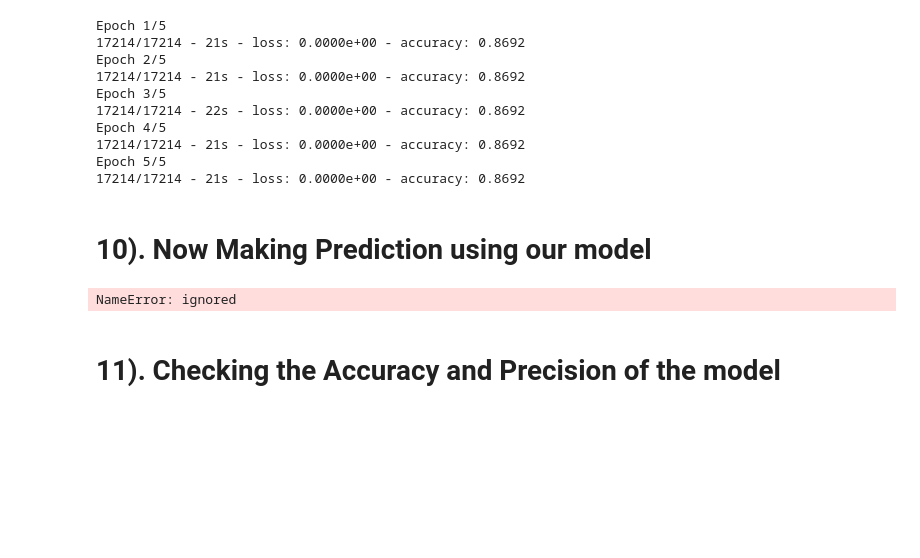
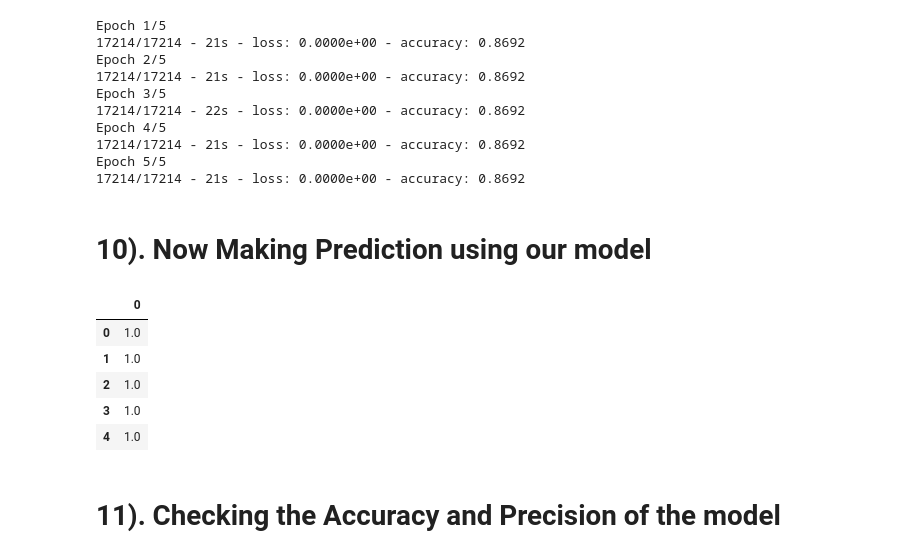
Before and after one commit to Rudresh99/Thermal-Sensation-Prediction, a Jupyter notebook: Thermal_Sensation_Prediction.ipynb, the cells around one changed output. Cells and saved outputs as stored; diff of their text form; code cells hidden in the pictures; blank space fills up the shorter version.

```diff
--- a/Thermal_Sensation_Prediction.ipynb
+++ b/Thermal_Sensation_Prediction.ipynb
@@ -483,15 +483,14 @@ Epoch 5/5
 # %%
 Prediction = model.predict(X_test)
 Prediction = pd.DataFrame(Prediction)
-final = std(Prediction)
-# if Prediction=1:
-#   print("Thermal Sensation is Accepted")
-# else:
-#   print("Thermal")
-
-final
+Prediction.head()
 # %% [output]
-NameError: ignored
+|  | 0 |
+| 0 | 1.0 |
+| 1 | 1.0 |
+| 2 | 1.0 |
+| 3 | 1.0 |
+| 4 | 1.0 |
 # %% [markdown]
 # 11). Checking the Accuracy and Precision of the model
 # %%
```
